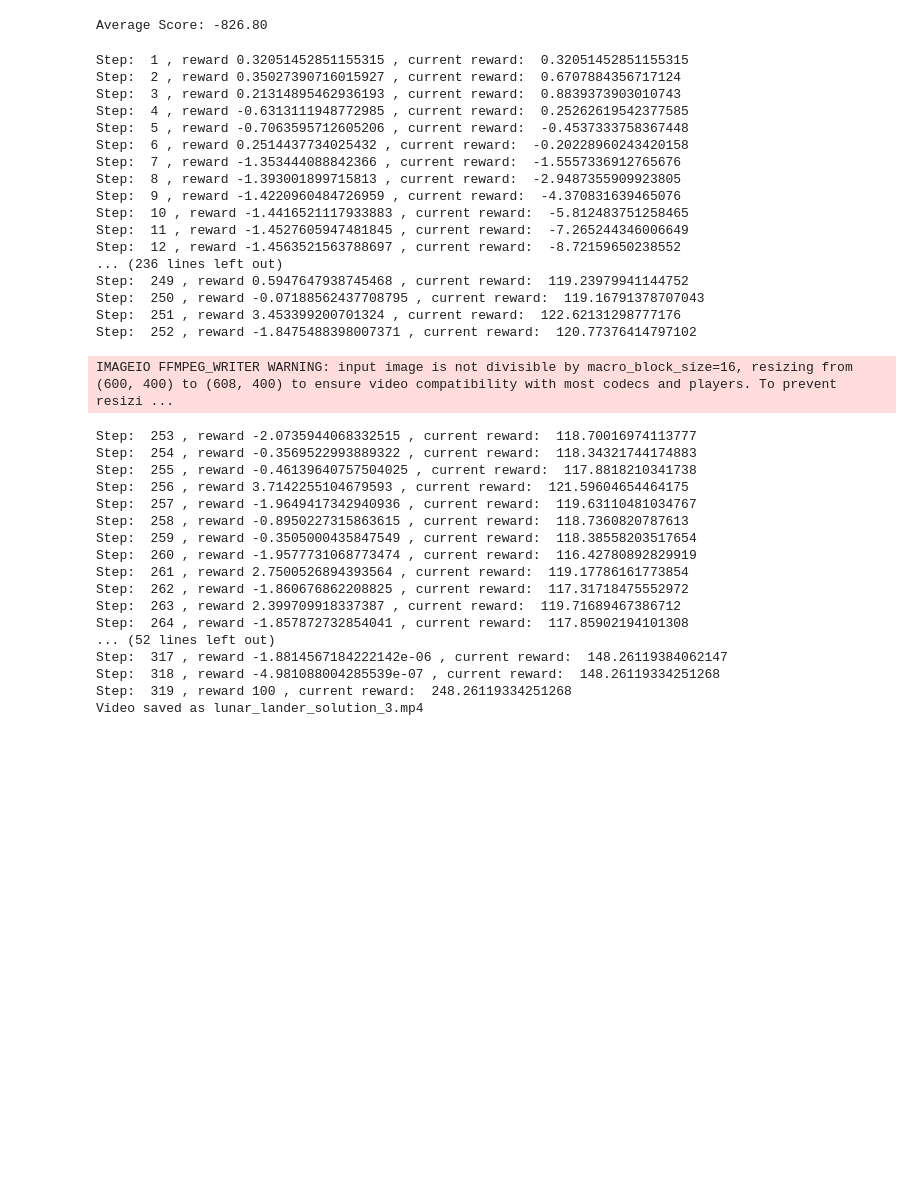
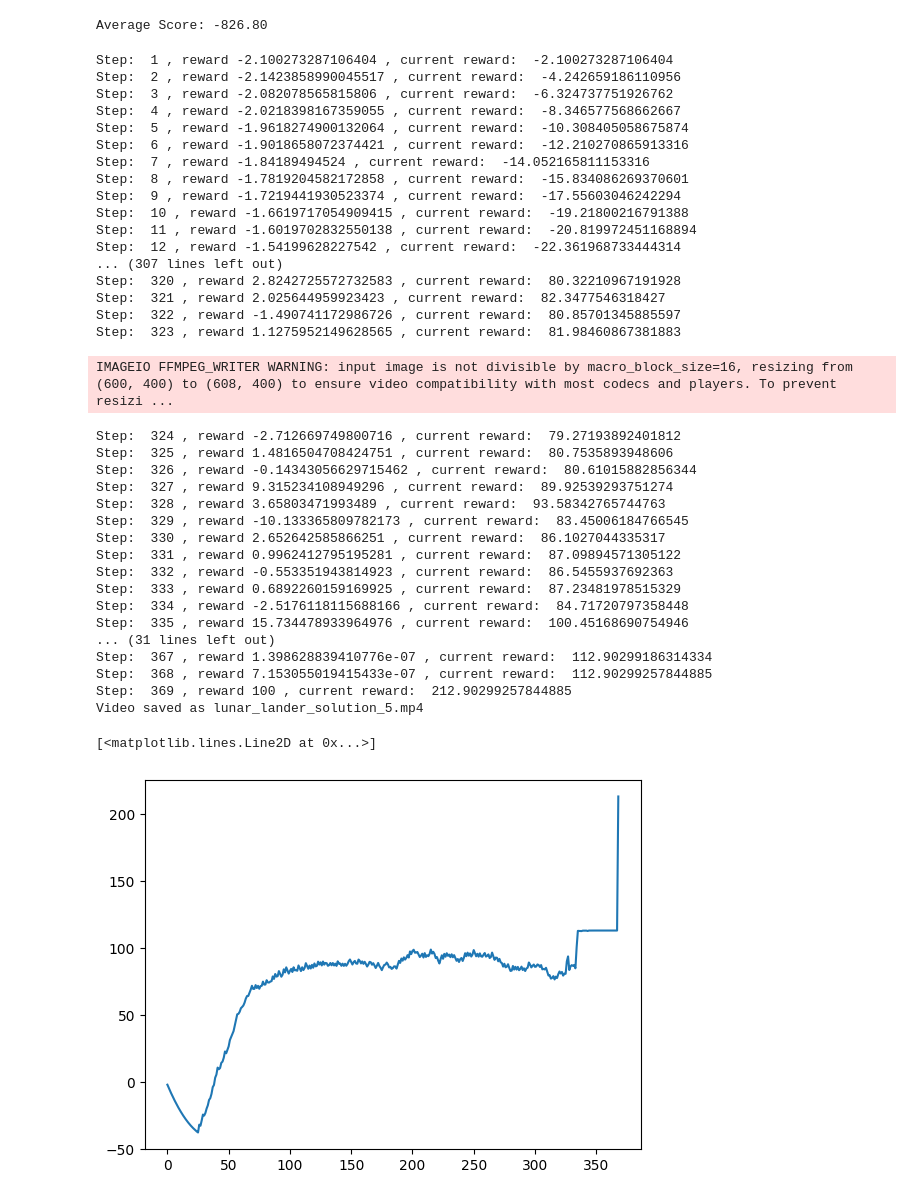
Before and after one commit to MinhDucNguyen9705/LunarLander, a Jupyter notebook: DQN/DQN_LunarLander.ipynb, the cells around one changed output. Drawn from its saved outputs; the diff is of its cells as text; code cells hidden in the pictures; blank space fills up the shorter version.

Commit message:
Images added

```diff
--- a/DQN/DQN_LunarLander.ipynb
+++ b/DQN/DQN_LunarLander.ipynb
@@ -313,7 +313,7 @@ import numpy as np
 # Define constants
 ENV_NAME = "LunarLander-v3"
 MODEL_PATH = "checkpoint.pth"  # Path to your saved model
-VIDEO_FILENAME = "lunar_lander_solution_3.mp4"
+VIDEO_FILENAME = "lunar_lander_solution_5.mp4"
 EPISODES = 1  # Number of episodes to record
 
 # Initialize environment and agent
@@ -326,6 +326,8 @@ agent = Agent(state_size, action_size, seed=0)
 agent.qnetwork_local.load_state_dict(torch.load(MODEL_PATH))
 
 frames = []  # Store video frames
+
+history = []
 
 # Run the environment
 total=0
@@ -341,6 +343,7 @@ for _ in range(EPISODES):
         frames.append(frame)
         total += reward
         frame_counter += 1
+        history.append(total)
         print("Step: ", frame_counter, ", reward", reward, ", current reward: ", total)
 
 # Save video using imageio
@@ -350,38 +353,43 @@ print(f"Video saved as {VIDEO_FILENAME}")
 # Close the environment
 env.close()
 # %% [output]
-Step:  1 , reward 0.32051452851155315 , current reward:  0.32051452851155315
-Step:  2 , reward 0.35027390716015927 , current reward:  0.6707884356717124
-Step:  3 , reward 0.21314895462936193 , current reward:  0.8839373903010743
-Step:  4 , reward -0.6313111948772985 , current reward:  0.25262619542377585
-Step:  5 , reward -0.7063595712605206 , current reward:  -0.4537333758367448
-Step:  6 , reward 0.2514437734025432 , current reward:  -0.20228960243420158
-Step:  7 , reward -1.353444088842366 , current reward:  -1.5557336912765676
-Step:  8 , reward -1.393001899715813 , current reward:  -2.9487355909923805
-Step:  9 , reward -1.4220960484726959 , current reward:  -4.370831639465076
-Step:  10 , reward -1.4416521117933883 , current reward:  -5.812483751258465
-Step:  11 , reward -1.4527605947481845 , current reward:  -7.265244346006649
-Step:  12 , reward -1.4563521563788697 , current reward:  -8.72159650238552
-... (236 lines left out)
-Step:  249 , reward 0.5947647938745468 , current reward:  119.23979941144752
-Step:  250 , reward -0.07188562437708795 , current reward:  119.16791378707043
-Step:  251 , reward 3.453399200701324 , current reward:  122.62131298777176
-Step:  252 , reward -1.8475488398007371 , current reward:  120.77376414797102
+Step:  1 , reward -2.100273287106404 , current reward:  -2.100273287106404
+Step:  2 , reward -2.1423858990045517 , current reward:  -4.242659186110956
+Step:  3 , reward -2.082078565815806 , current reward:  -6.324737751926762
+Step:  4 , reward -2.0218398167359055 , current reward:  -8.346577568662667
+Step:  5 , reward -1.9618274900132064 , current reward:  -10.308405058675874
+Step:  6 , reward -1.9018658072374421 , current reward:  -12.210270865913316
+Step:  7 , reward -1.84189494524 , current reward:  -14.052165811153316
+Step:  8 , reward -1.7819204582172858 , current reward:  -15.834086269370601
+Step:  9 , reward -1.7219441930523374 , current reward:  -17.55603046242294
+Step:  10 , reward -1.6619717054909415 , current reward:  -19.21800216791388
+Step:  11 , reward -1.6019702832550138 , current reward:  -20.819972451168894
+Step:  12 , reward -1.54199628227542 , current reward:  -22.361968733444314
+... (307 lines left out)
+Step:  320 , reward 2.8242725572732583 , current reward:  80.32210967191928
+Step:  321 , reward 2.025644959923423 , current reward:  82.3477546318427
+Step:  322 , reward -1.490741172986726 , current reward:  80.85701345885597
+Step:  323 , reward 1.1275952149628565 , current reward:  81.98460867381883
 IMAGEIO FFMPEG_WRITER WARNING: input image is not divisible by macro_block_size=16, resizing from (600, 400) to (608, 400) to ensure video compatibility with most codecs and players. To prevent resizi ...
-Step:  253 , reward -2.0735944068332515 , current reward:  118.70016974113777
-Step:  254 , reward -0.3569522993889322 , current reward:  118.34321744174883
-Step:  255 , reward -0.46139640757504025 , current reward:  117.8818210341738
-Step:  256 , reward 3.7142255104679593 , current reward:  121.59604654464175
-Step:  257 , reward -1.9649417342940936 , current reward:  119.63110481034767
-Step:  258 , reward -0.8950227315863615 , current reward:  118.7360820787613
-Step:  259 , reward -0.3505000435847549 , current reward:  118.38558203517654
-Step:  260 , reward -1.9577731068773474 , current reward:  116.42780892829919
-Step:  261 , reward 2.7500526894393564 , current reward:  119.17786161773854
-Step:  262 , reward -1.860676862208825 , current reward:  117.31718475552972
-Step:  263 , reward 2.399709918337387 , current reward:  119.71689467386712
-Step:  264 , reward -1.857872732854041 , current reward:  117.85902194101308
-... (52 lines left out)
-Step:  317 , reward -1.8814567184222142e-06 , current reward:  148.26119384062147
-Step:  318 , reward -4.981088004285539e-07 , current reward:  148.26119334251268
-Step:  319 , reward 100 , current reward:  248.26119334251268
-Video saved as lunar_lander_solution_3.mp4
+Step:  324 , reward -2.712669749800716 , current reward:  79.27193892401812
+Step:  325 , reward 1.4816504708424751 , current reward:  80.7535893948606
+Step:  326 , reward -0.14343056629715462 , current reward:  80.61015882856344
+Step:  327 , reward 9.315234108949296 , current reward:  89.92539293751274
+Step:  328 , reward 3.65803471993489 , current reward:  93.58342765744763
+Step:  329 , reward -10.133365809782173 , current reward:  83.45006184766545
+Step:  330 , reward 2.652642585866251 , current reward:  86.1027044335317
+Step:  331 , reward 0.9962412795195281 , current reward:  87.09894571305122
+Step:  332 , reward -0.553351943814923 , current reward:  86.5455937692363
+Step:  333 , reward 0.6892260159169925 , current reward:  87.23481978515329
+Step:  334 , reward -2.5176118115688166 , current reward:  84.71720797358448
+Step:  335 , reward 15.734478933964976 , current reward:  100.45168690754946
+... (31 lines left out)
+Step:  367 , reward 1.398628839410776e-07 , current reward:  112.90299186314334
+Step:  368 , reward 7.153055019415433e-07 , current reward:  112.90299257844885
+Step:  369 , reward 100 , current reward:  212.90299257844885
+Video saved as lunar_lander_solution_5.mp4
+# %%
+plt.plot(history)
+# %% [output]
+[<matplotlib.lines.Line2D at 0x...>]
+[figure, added]
```
Also changed, not shown: 20 other files.
